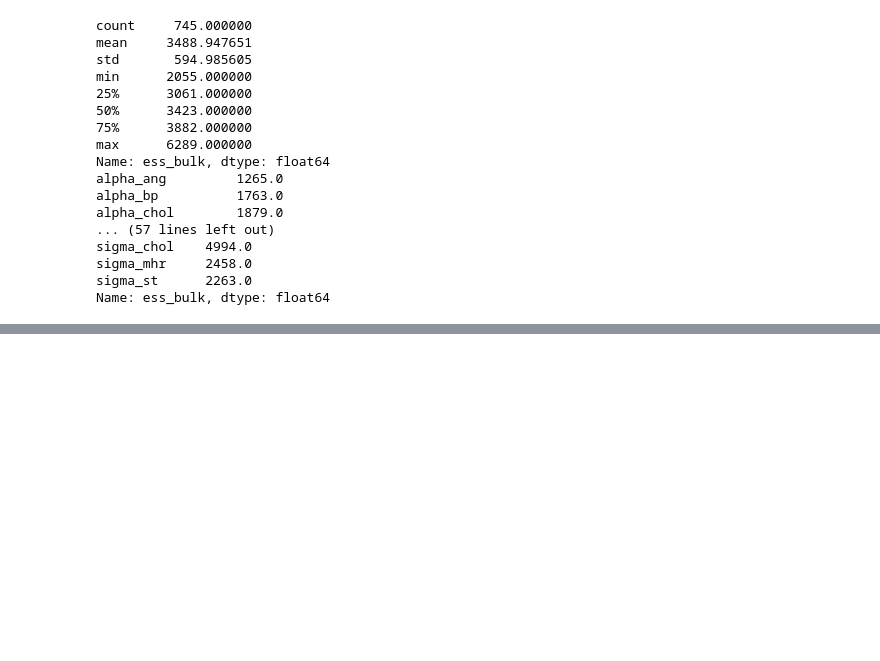
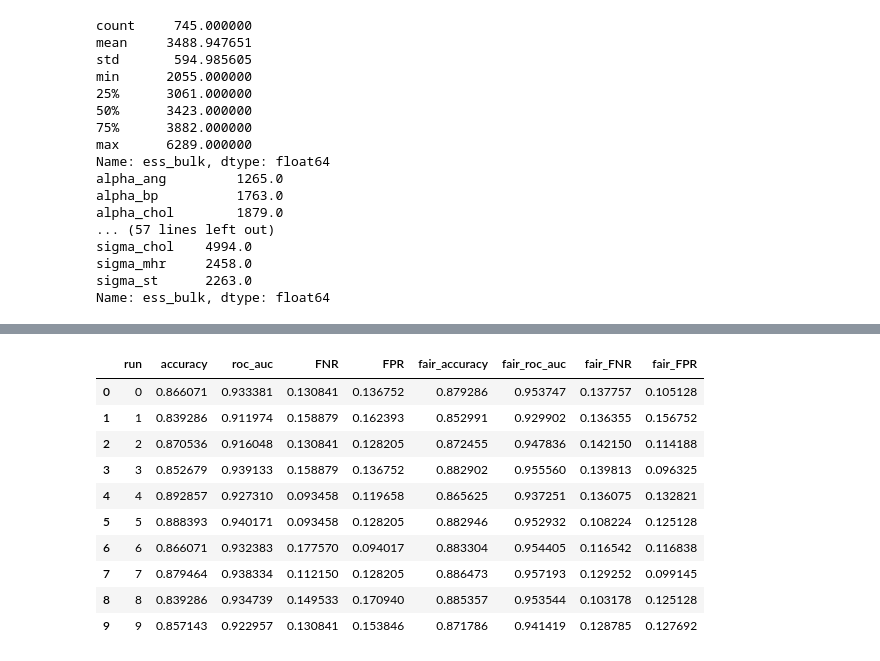
Before and after one commit to LuSyo/Health-ML-Bias-Experiments, a Jupyter notebook: notebooks/02_CAD_counterfactual_fairness.ipynb, the cells around one changed output, grey strips where cells are left out. Drawn from its saved outputs; the diff is of its cells as text; code cells hidden in the pictures; blank space fills up the shorter version.

Commit message:
train baseline and fair model

```diff
--- a/notebooks/02_CAD_counterfactual_fairness.ipynb
+++ b/notebooks/02_CAD_counterfactual_fairness.ipynb
@@ -338,7 +338,7 @@ Name: ess_bulk, dtype: float64
 # AUGMENTED DATASET
 
 # Define the number of samples (m) taken for each individual from the infered posterior
-m = 100
+m = 20
 
 # Extract the U samples from the posterior
 # posterior_samples.posterior['U'].to_dataframe().reset_index()
@@ -350,7 +350,7 @@ aug_heart_disease = heart_disease_reset.merge(samples, left_index=True, right_on
 
 # Fair dataset:
 # Keep only sex-independent variables (age), latent fair variable U, and outcome CVD
-fair_heart_disease = aug_heart_disease[['age','U','cvd']]
+fair_heart_disease = aug_heart_disease[['U_dim_0','age','U','cvd']]
 
-fair_heart_disease.shape
+fair_heart_disease.head()
 # %% [output]
@@ -357,0 +500,20 @@ fair_heart_disease.shape
+# %%
+import os
+save_path = f'{PROJECT_ROOT}/counterfactual-fairness/results'
+os.makedirs(save_path, exist_ok=True)
+
+perf_metrics_df = pd.DataFrame(perf_metrics)
+perf_metrics_df.to_csv(f'{save_path}/perf_metrics_{N_RUNS}_runs.csv')
+perf_metrics_df
+# %% [output]
+|  | run | accuracy | roc_auc | FNR | FPR | fair_accuracy | fair_roc_auc | fair_FNR | fair_FPR |
+| 0 | 0 | 0.866071 | 0.933381 | 0.130841 | 0.136752 | 0.879286 | 0.953747 | 0.137757 | 0.105128 |
+| 1 | 1 | 0.839286 | 0.911974 | 0.158879 | 0.162393 | 0.852991 | 0.929902 | 0.136355 | 0.156752 |
+| 2 | 2 | 0.870536 | 0.916048 | 0.130841 | 0.128205 | 0.872455 | 0.947836 | 0.142150 | 0.114188 |
+| 3 | 3 | 0.852679 | 0.939133 | 0.158879 | 0.136752 | 0.882902 | 0.955560 | 0.139813 | 0.096325 |
+| 4 | 4 | 0.892857 | 0.927310 | 0.093458 | 0.119658 | 0.865625 | 0.937251 | 0.136075 | 0.132821 |
+| 5 | 5 | 0.888393 | 0.940171 | 0.093458 | 0.128205 | 0.882946 | 0.952932 | 0.108224 | 0.125128 |
+| 6 | 6 | 0.866071 | 0.932383 | 0.177570 | 0.094017 | 0.883304 | 0.954405 | 0.116542 | 0.116838 |
+| 7 | 7 | 0.879464 | 0.938334 | 0.112150 | 0.128205 | 0.886473 | 0.957193 | 0.129252 | 0.099145 |
+| 8 | 8 | 0.839286 | 0.934739 | 0.149533 | 0.170940 | 0.885357 | 0.953544 | 0.103178 | 0.125128 |
+| 9 | 9 | 0.857143 | 0.922957 | 0.130841 | 0.153846 | 0.871786 | 0.941419 | 0.128785 | 0.127692 |
```
Also changed, not shown: parts of 4 cells of this notebook.
